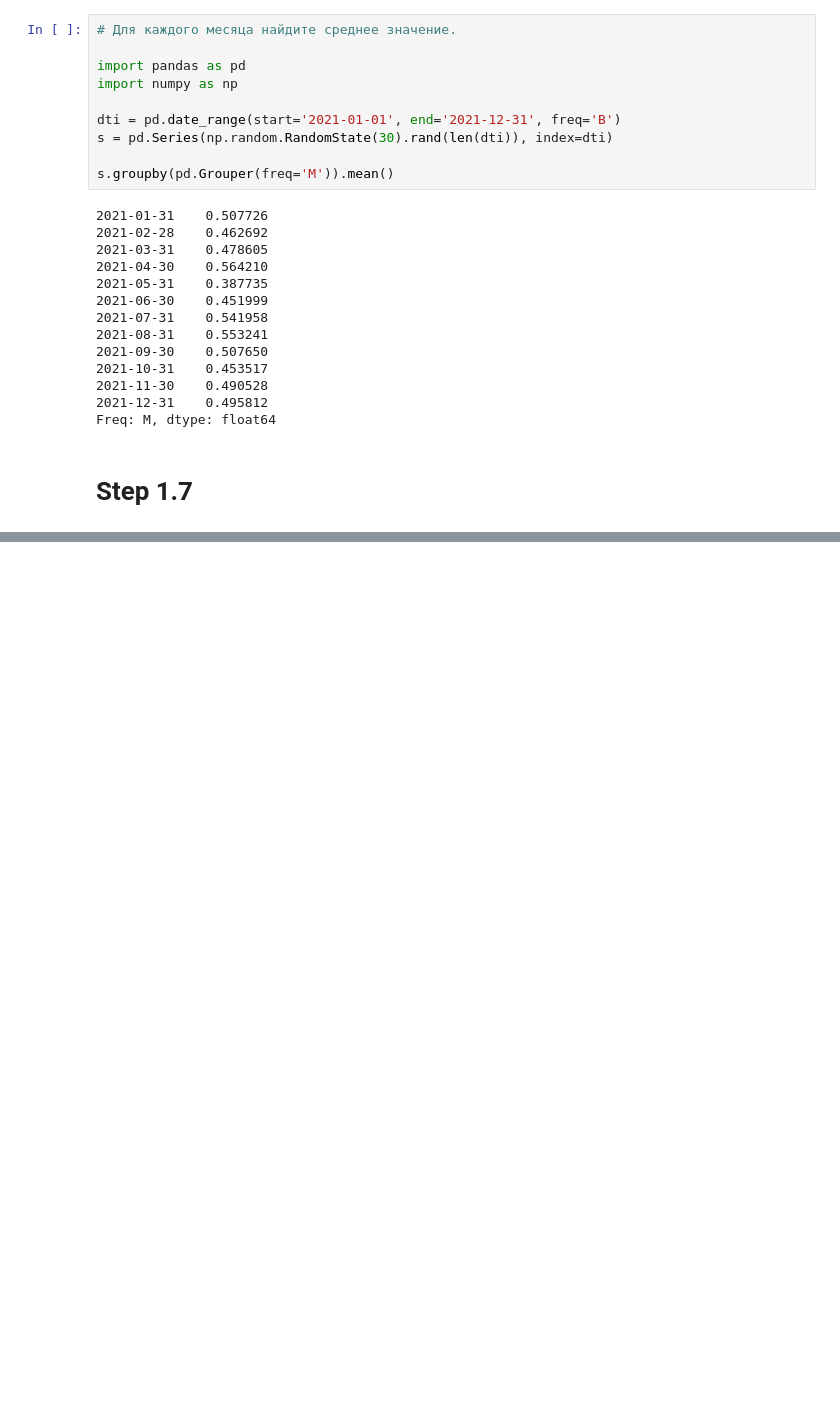
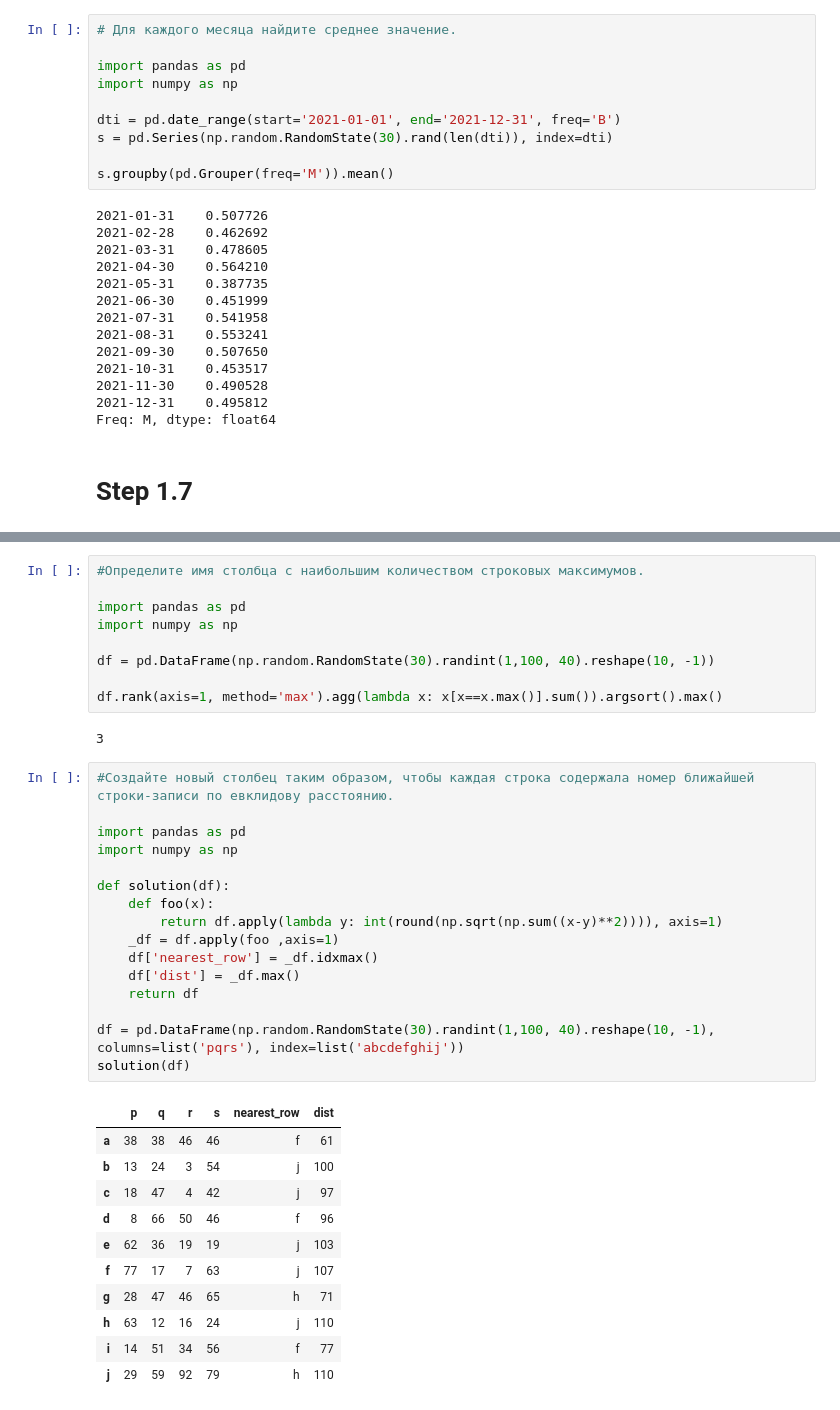
Before and after one commit to dvor85/Statistics, a Jupyter notebook: pandas.ipynb, the cells around one changed output, grey strips where cells are left out. Saved outputs shown, nothing was run; the diff lists cells and outputs as text; blank space fills up the shorter version.

```diff
--- a/pandas.ipynb
+++ b/pandas.ipynb
@@ -1103,0 +1174,39 @@ Freq: M, dtype: float64
+# %%
+#Определите имя столбца с наибольшим количеством строковых максимумов.
+
+import pandas as pd
+import numpy as np
+
+df = pd.DataFrame(np.random.RandomState(30).randint(1,100, 40).reshape(10, -1))
+
+df.rank(axis=1, method='max').agg(lambda x: x[x==x.max()].sum()).argsort().max()
+# %% [output]
+3
+# %%
+#Создайте новый столбец таким образом, чтобы каждая строка содержала номер ближайшей строки-записи по евклидову расстоянию.
+
+import pandas as pd
+import numpy as np
+
+def solution(df):
+    def foo(x):
+        return df.apply(lambda y: int(round(np.sqrt(np.sum((x-y)**2)))), axis=1)
+    _df = df.apply(foo ,axis=1)
+    df['nearest_row'] = _df.idxmax()
+    df['dist'] = _df.max()
+    return df
+
+df = pd.DataFrame(np.random.RandomState(30).randint(1,100, 40).reshape(10, -1), columns=list('pqrs'), index=list('abcdefghij'))
+solution(df)
+# %% [output]
+|  | p | q | r | s | nearest_row | dist |
+| a | 38 | 38 | 46 | 46 | f | 61 |
+| b | 13 | 24 | 3 | 54 | j | 100 |
+| c | 18 | 47 | 4 | 42 | j | 97 |
+| d | 8 | 66 | 50 | 46 | f | 96 |
+| e | 62 | 36 | 19 | 19 | j | 103 |
+| f | 77 | 17 | 7 | 63 | j | 107 |
+| g | 28 | 47 | 46 | 65 | h | 71 |
+| h | 63 | 12 | 16 | 24 | j | 110 |
+| i | 14 | 51 | 34 | 56 | f | 77 |
+| j | 29 | 59 | 92 | 79 | h | 110 |
```
Also changed, not shown: parts of 8 cells of this notebook.
